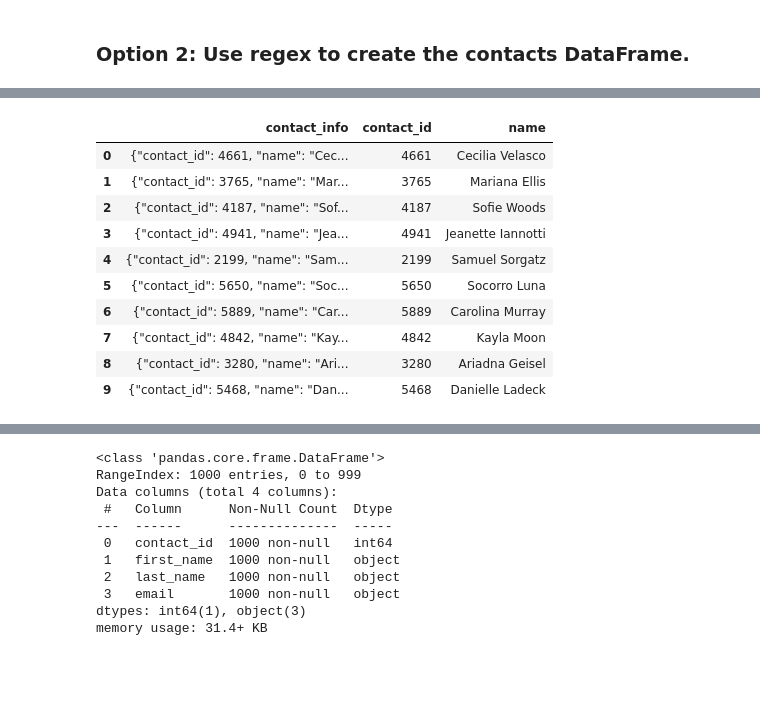
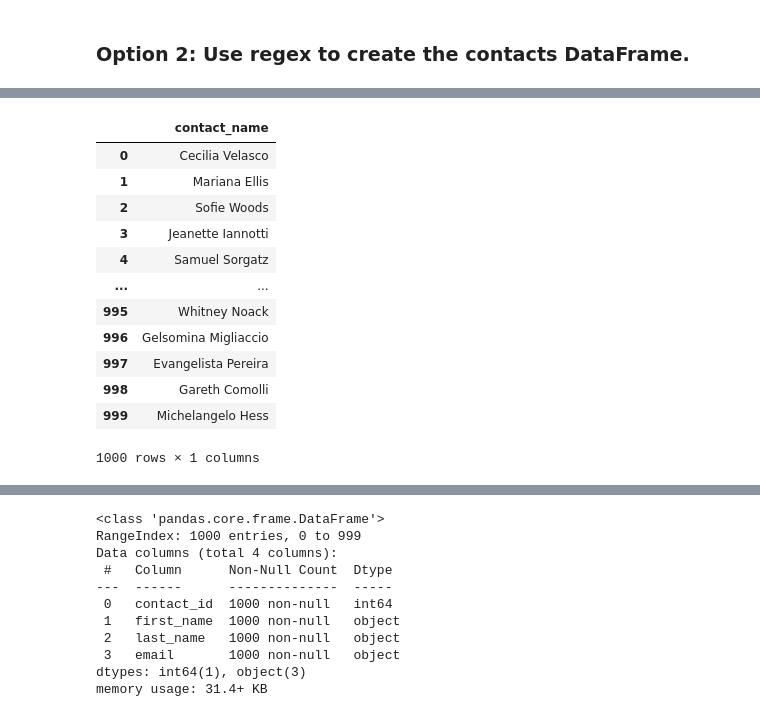
Before and after one commit to shwetajain1022/Crowdfunding_ETL, a Jupyter notebook: ETL_Mini_Project_Starter_Code_SJ.ipynb, the cells around one changed output, grey strips where cells are left out. Drawn from its saved outputs; the diff is of its cells as text; code cells hidden in the pictures; blank space fills up the shorter version.

```diff
--- a/ETL_Mini_Project_Starter_Code_SJ.ipynb
+++ b/ETL_Mini_Project_Starter_Code_SJ.ipynb
@@ -498,0 +423,3 @@ NameError: name 'contact_info_df' is not defined
+# %%
+contact_df_copy = contact_df.copy()
+contact_df_copy.head()
@@ -498,0 +433,3 @@ NameError: name 'contact_info_df' is not defined
+# %%
+list_contact_info = contact_df_copy["contact_info"].to_list()
+list_contact_info
@@ -523,14 +485,18 @@ memory usage: 15.8+ KB
 # %%
 # Extract the name of the contact and add it to a new column.
+contact_name_df = pd.DataFrame({"contact_name":[re.findall('[A-Za-z]{2,35}\s[A-Za-z]{2,35}', list_contact)[0] for list_contact in list_contact_info]})
+contact_name_df
 # %% [output]
-|  | contact_info | contact_id | name |
-| 0 | {"contact_id": 4661, "name": "Cec... | 4661 | Cecilia Velasco |
-| 1 | {"contact_id": 3765, "name": "Mar... | 3765 | Mariana Ellis |
-| 2 | {"contact_id": 4187, "name": "Sof... | 4187 | Sofie Woods |
-| 3 | {"contact_id": 4941, "name": "Jea... | 4941 | Jeanette Iannotti |
-| 4 | {"contact_id": 2199, "name": "Sam... | 2199 | Samuel Sorgatz |
-| 5 | {"contact_id": 5650, "name": "Soc... | 5650 | Socorro Luna |
-| 6 | {"contact_id": 5889, "name": "Car... | 5889 | Carolina Murray |
-| 7 | {"contact_id": 4842, "name": "Kay... | 4842 | Kayla Moon |
-| 8 | {"contact_id": 3280, "name": "Ari... | 3280 | Ariadna Geisel |
-| 9 | {"contact_id": 5468, "name": "Dan... | 5468 | Danielle Ladeck |
+|  | contact_name |
+| 0 | Cecilia Velasco |
+| 1 | Mariana Ellis |
+| 2 | Sofie Woods |
+| 3 | Jeanette Iannotti |
+| 4 | Samuel Sorgatz |
+| ... | ... |
+| 995 | Whitney Noack |
+| 996 | Gelsomina Migliaccio |
+| 997 | Evangelista Pereira |
+| 998 | Gareth Comolli |
+| 999 | Michelangelo Hess |
+1000 rows × 1 columns
```
Also changed, not shown: parts of 24 cells of this notebook, 6 other files.
